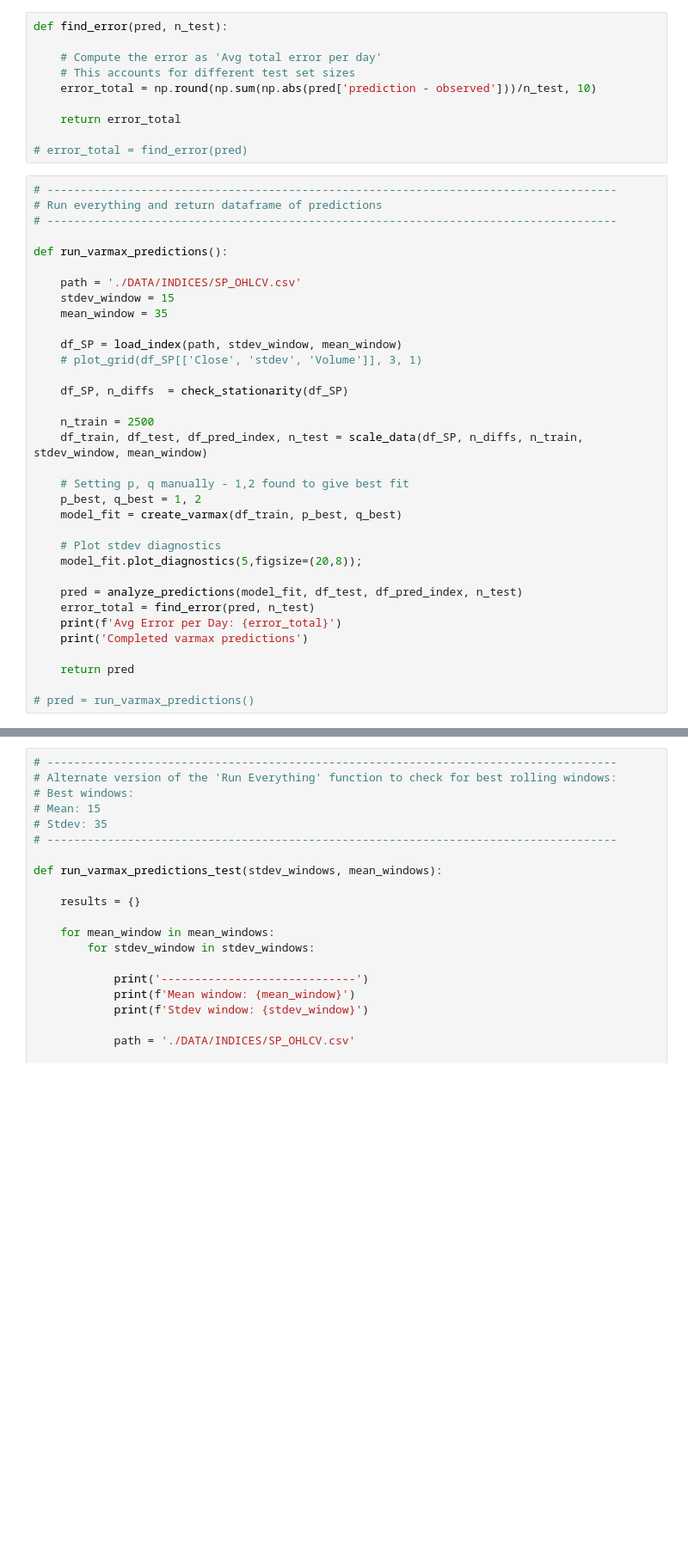
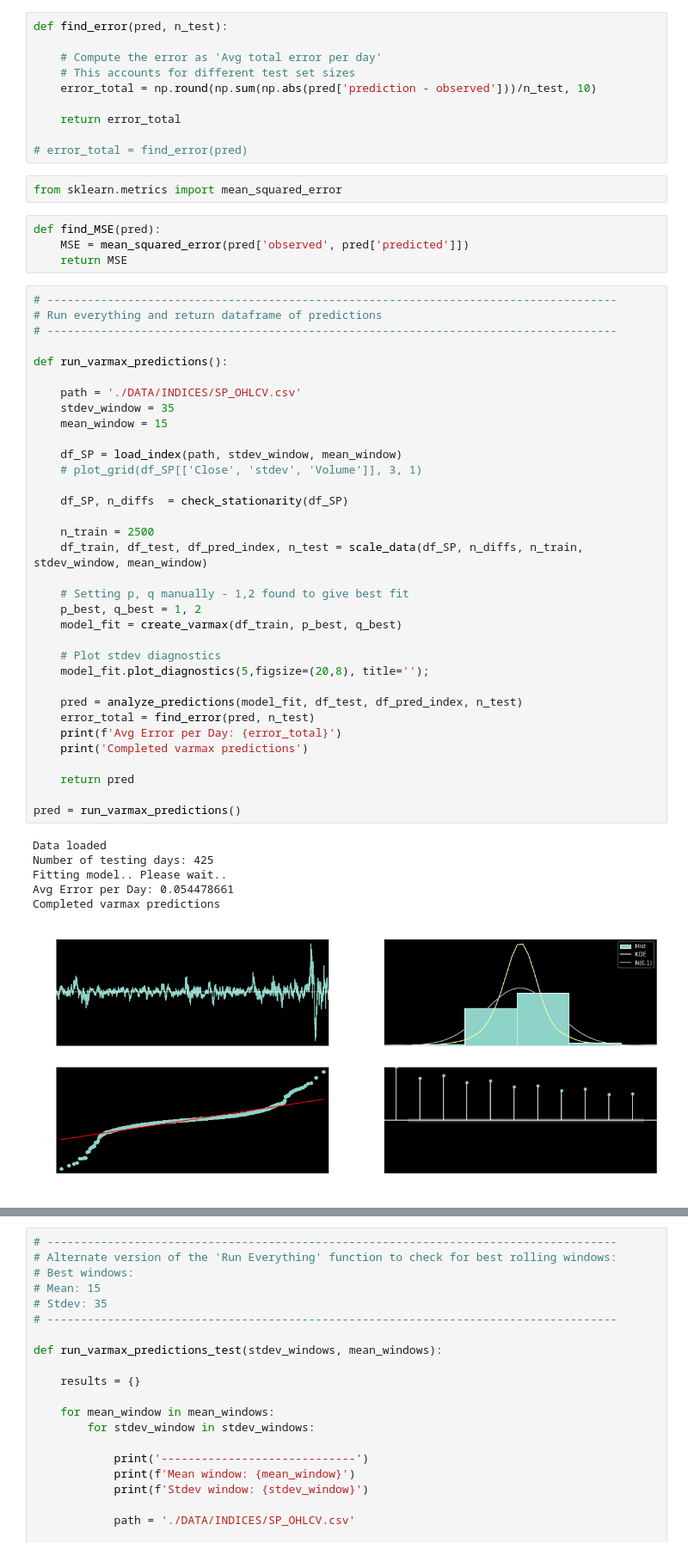
Before and after one commit to lrb924/Predicted_Volatility, a Jupyter notebook: varmax.ipynb, the cells around one changed output, grey strips where cells are left out. Shown at 86% size. Drawn from its saved outputs; the diff is of its cells as text; blank space fills up the shorter version.

Commit message:
Completed varmax optimization

```diff
--- a/varmax.ipynb
+++ b/varmax.ipynb
@@ -296,37 +296,50 @@ def find_error(pred, n_test):
     return error_total
 
 # error_total = find_error(pred)
+# %%
+from sklearn.metrics import mean_squared_error
+# %%
+def find_MSE(pred):
+    MSE = mean_squared_error(pred['observed', pred['predicted']])
+    return MSE
 # %%
 # -------------------------------------------------------------------------------------
 # Run everything and return dataframe of predictions
 # -------------------------------------------------------------------------------------
 
 def run_varmax_predictions():
 
     path = './DATA/INDICES/SP_OHLCV.csv'
-    stdev_window = 15
-    mean_window = 35
+    stdev_window = 35
+    mean_window = 15
 
     df_SP = load_index(path, stdev_window, mean_window)
     # plot_grid(df_SP[['Close', 'stdev', 'Volume']], 3, 1)
 
     df_SP, n_diffs  = check_stationarity(df_SP)
 
     n_train = 2500
     df_train, df_test, df_pred_index, n_test = scale_data(df_SP, n_diffs, n_train, stdev_window, mean_window)
 
     # Setting p, q manually - 1,2 found to give best fit
     p_best, q_best = 1, 2
     model_fit = create_varmax(df_train, p_best, q_best)
 
     # Plot stdev diagnostics
-    model_fit.plot_diagnostics(5,figsize=(20,8));
+    model_fit.plot_diagnostics(5,figsize=(20,8), title='');
 
     pred = analyze_predictions(model_fit, df_test, df_pred_index, n_test)
     error_total = find_error(pred, n_test)
     print(f'Avg Error per Day: {error_total}')
     print('Completed varmax predictions')
 
     return pred
 
-# pred = run_varmax_predictions()
+pred = run_varmax_predictions()
+# %% [output]
+Data loaded
+Number of testing days: 425
+Fitting model.. Please wait..
+Avg Error per Day: 0.054478661
+Completed varmax predictions
+[figure, added]
```
Also changed, not shown: parts of 2 cells of this notebook, 2 other files.
